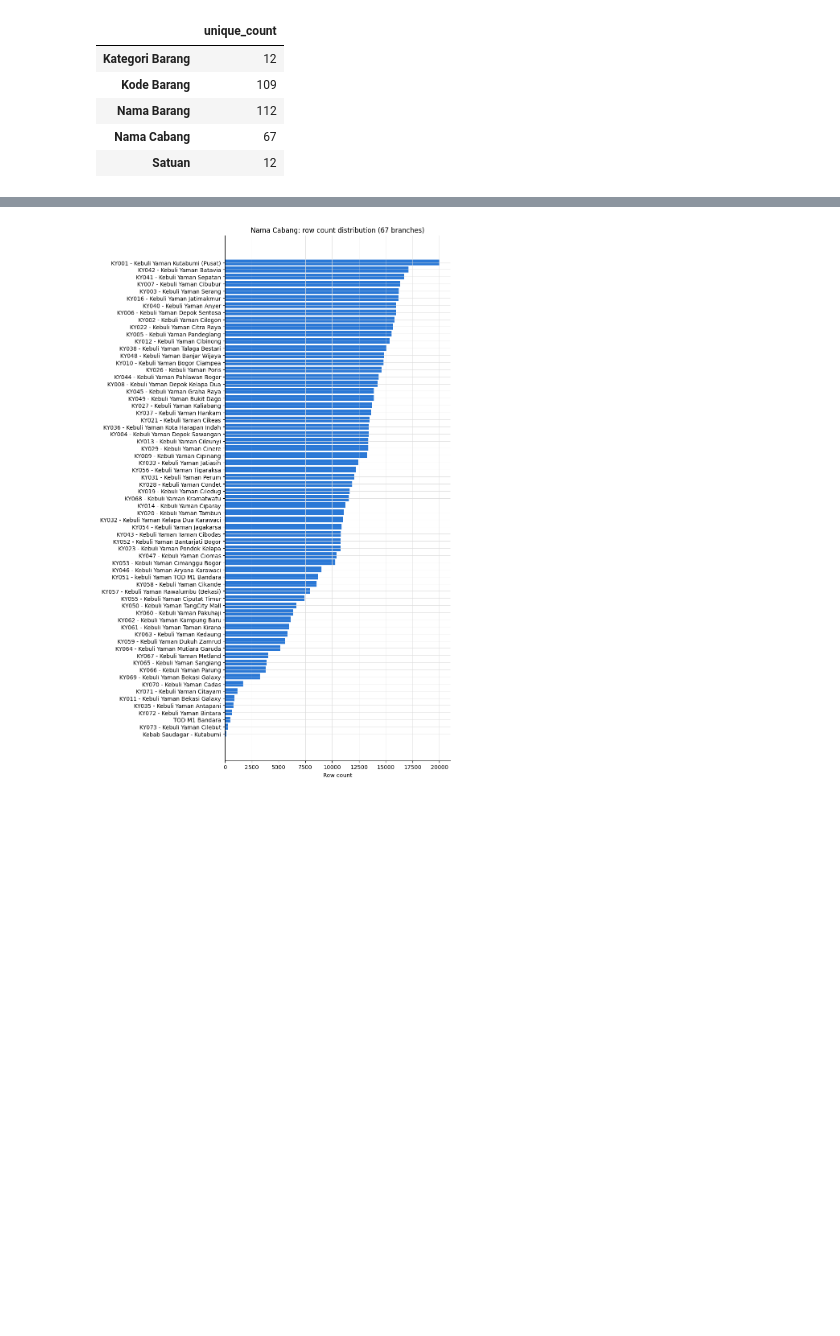
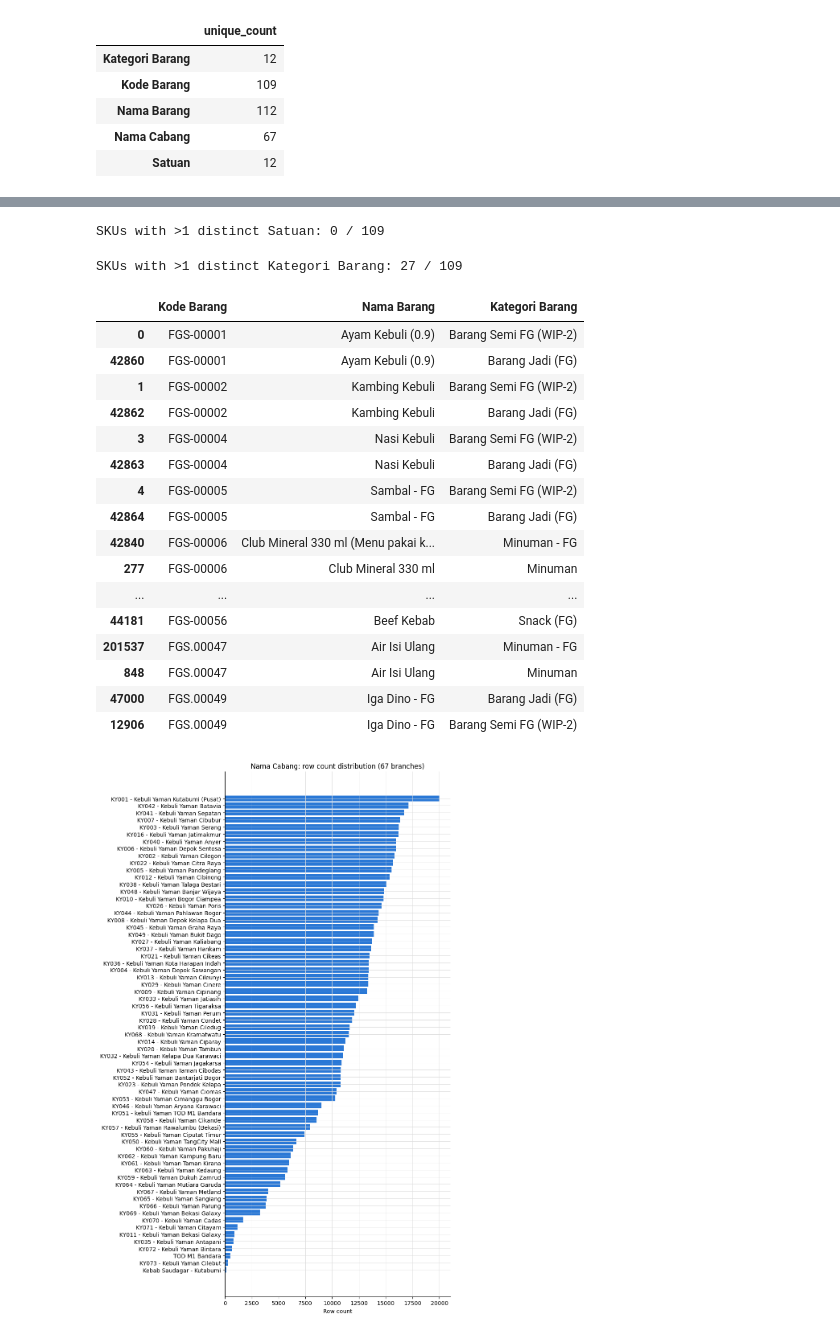
Before and after one commit to ramapdp/forecast-scm, a Jupyter notebook: notebook/eda.ipynb, the cells around one changed output, grey strips where cells are left out. Cells and saved outputs as stored; diff of their text form; code cells hidden in the pictures; blank space fills up the shorter version.

```diff
--- a/notebook/eda.ipynb
+++ b/notebook/eda.ipynb
@@ -183,3 +160,46 @@ plt.show()
+# %%
+satuan_per_item = df.groupby("Kode Barang")["Satuan"].nunique()
+inconsistent_satuan = satuan_per_item[satuan_per_item > 1]
+print(f"SKUs with >1 distinct Satuan: {len(inconsistent_satuan)} / {satuan_per_item.shape[0]}")
+if len(inconsistent_satuan) > 0:
+    display(
+        df[df["Kode Barang"].isin(inconsistent_satuan.index)]
+        [["Kode Barang", "Nama Barang", "Satuan"]]
+        .drop_duplicates()
+        .sort_values("Kode Barang")
+    )
+# %% [output]
+SKUs with >1 distinct Satuan: 0 / 109
+# %%
+kategori_per_item = df.groupby("Kode Barang")["Kategori Barang"].nunique()
+inconsistent_kategori = kategori_per_item[kategori_per_item > 1]
+print(f"SKUs with >1 distinct Kategori Barang: {len(inconsistent_kategori)} / {kategori_per_item.shape[0]}")
+if len(inconsistent_kategori) > 0:
+    display(
+        df[df["Kode Barang"].isin(inconsistent_kategori.index)]
+        [["Kode Barang", "Nama Barang", "Kategori Barang"]]
+        .drop_duplicates()
+        .sort_values("Kode Barang")
+    )
+# %% [output]
+SKUs with >1 distinct Kategori Barang: 27 / 109
+|  | Kode Barang | Nama Barang | Kategori Barang |
+| 0 | FGS-00001 | Ayam Kebuli (0.9) | Barang Semi FG (WIP-2) |
+| 42860 | FGS-00001 | Ayam Kebuli (0.9) | Barang Jadi (FG) |
+| 1 | FGS-00002 | Kambing Kebuli | Barang Semi FG (WIP-2) |
+| 42862 | FGS-00002 | Kambing Kebuli | Barang Jadi (FG) |
+| 3 | FGS-00004 | Nasi Kebuli | Barang Semi FG (WIP-2) |
+| 42863 | FGS-00004 | Nasi Kebuli | Barang Jadi (FG) |
+| 4 | FGS-00005 | Sambal - FG | Barang Semi FG (WIP-2) |
+| 42864 | FGS-00005 | Sambal - FG | Barang Jadi (FG) |
+| 42840 | FGS-00006 | Club Mineral 330 ml (Menu pakai k... | Minuman - FG |
+| 277 | FGS-00006 | Club Mineral 330 ml | Minuman |
+| ... | ... | ... | ... |
+| 44181 | FGS-00056 | Beef Kebab | Snack (FG) |
+| 201537 | FGS.00047 | Air Isi Ulang | Minuman - FG |
+| 848 | FGS.00047 | Air Isi Ulang | Minuman |
+| 47000 | FGS.00049 | Iga Dino - FG | Barang Jadi (FG) |
+| 12906 | FGS.00049 | Iga Dino - FG | Barang Semi FG (WIP-2) |
 # %%
 branch_counts = df["Nama Cabang"].value_counts().sort_values(ascending=True)
 
```
Also changed, not shown: parts of 16 cells of this notebook, 8 other files.
